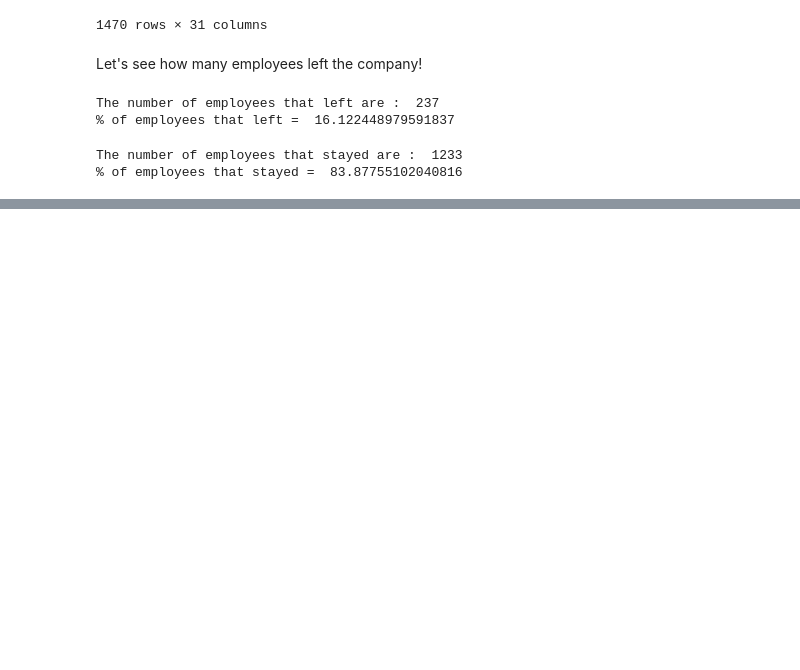
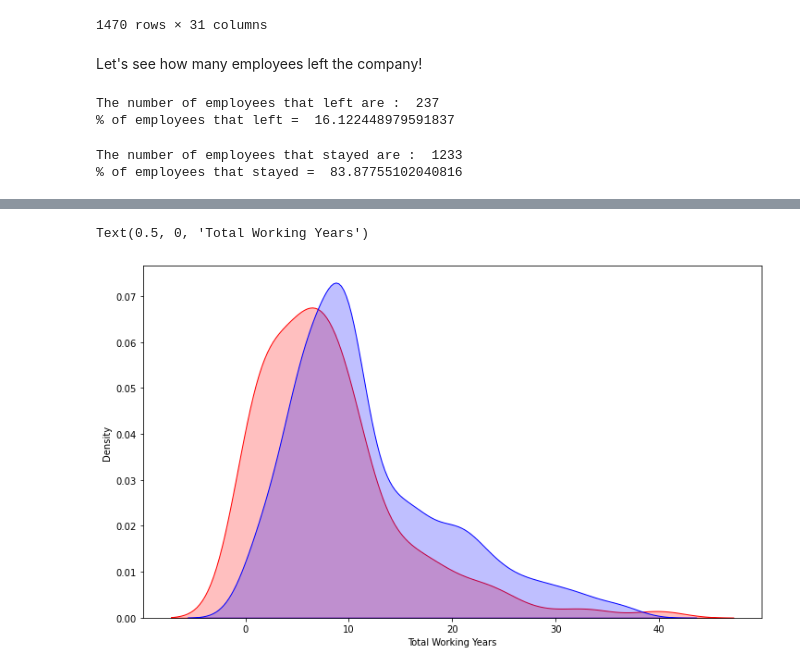
Before and after one commit to Deeplearning186/Personal-Projects, a Jupyter notebook: Human_Resources/Employee Retention.ipynb, the cells around one changed output, grey strips where cells are left out. Saved outputs shown, nothing was run; the diff lists cells and outputs as text; code cells hidden in the pictures; blank space fills up the shorter version.

```diff
--- a/Human_Resources/Employee Retention.ipynb
+++ b/Human_Resources/Employee Retention.ipynb
@@ -195,0 +216,10 @@ sns.countplot(x = "JobLevel", hue = "Attrition", data = employee_df)
+# %%
+plt.figure(figsize = (12, 7))
+
+sns.kdeplot(left_df["TotalWorkingYears"], label = "Employees Who Left", fill = True, color = "r")
+sns.kdeplot(stayed_df["TotalWorkingYears"], label = "Employees Who stayed", fill = True, color = "b")
+
+plt.xlabel("Total Working Years")
+# %% [output]
+Text(0.5, 0, 'Total Working Years')
+[figure, added]
```
Also changed, not shown: parts of 36 cells of this notebook.
